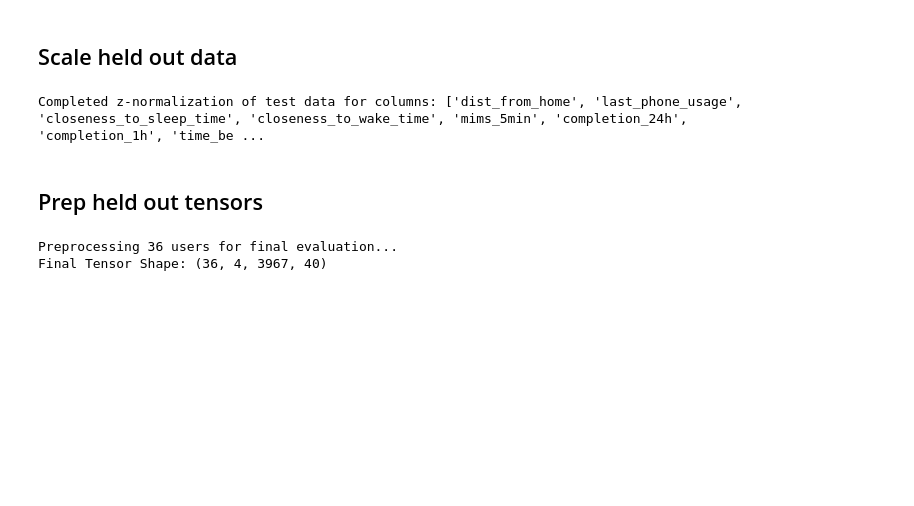
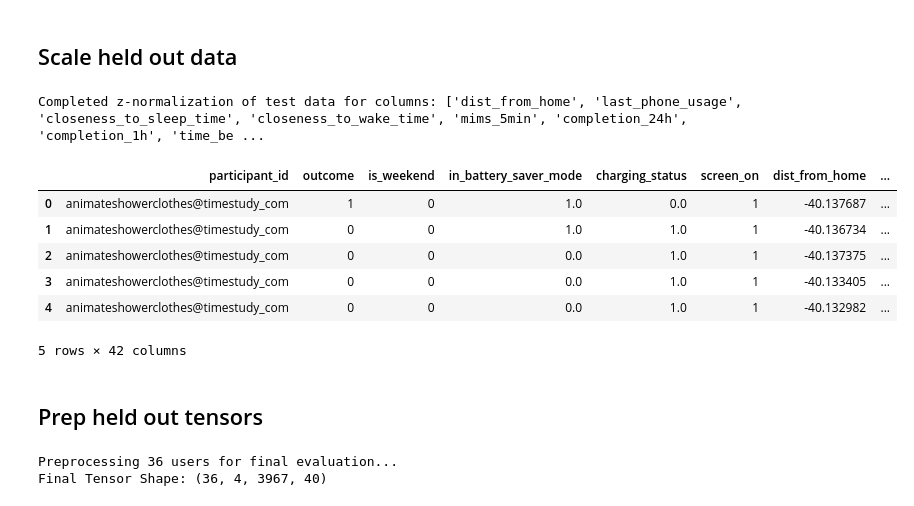
Before and after one commit to adityaponnada/real_time_prompting, a Jupyter notebook: general_rnn.ipynb, the cells around one changed output. Drawn from its saved outputs; the diff is of its cells as text; code cells hidden in the pictures; blank space fills up the shorter version.

Commit message:
Save the general rnn heldout scaled data

```diff
--- a/general_rnn.ipynb
+++ b/general_rnn.ipynb
@@ -1513,3 +1513,13 @@ heldout_df.head()
 heldout_df = z_normalize_test_using_global_mean(heldout_df, global_means, cols_to_scale=None, verbose=True)
 # %% [output]
 Completed z-normalization of test data for columns: ['dist_from_home', 'last_phone_usage', 'closeness_to_sleep_time', 'closeness_to_wake_time', 'mims_5min', 'completion_24h', 'completion_1h', 'time_be ...
+# %%
+heldout_df.head()
+# %% [output]
+|  | participant_id | outcome | is_weekend | in_battery_saver_mode | charging_status | screen_on | dist_from_home | ... |
+| 0 | animateshowerclothes@timestudy_com | 1 | 0 | 1.0 | 0.0 | 1 | -40.137687 | ... |
+| 1 | animateshowerclothes@timestudy_com | 0 | 0 | 1.0 | 1.0 | 1 | -40.136734 | ... |
+| 2 | animateshowerclothes@timestudy_com | 0 | 0 | 0.0 | 1.0 | 1 | -40.137375 | ... |
+| 3 | animateshowerclothes@timestudy_com | 0 | 0 | 0.0 | 1.0 | 1 | -40.133405 | ... |
+| 4 | animateshowerclothes@timestudy_com | 0 | 0 | 0.0 | 1.0 | 1 | -40.132982 | ... |
+5 rows × 42 columns
```
Also changed, not shown: parts of 1 cell of this notebook.
